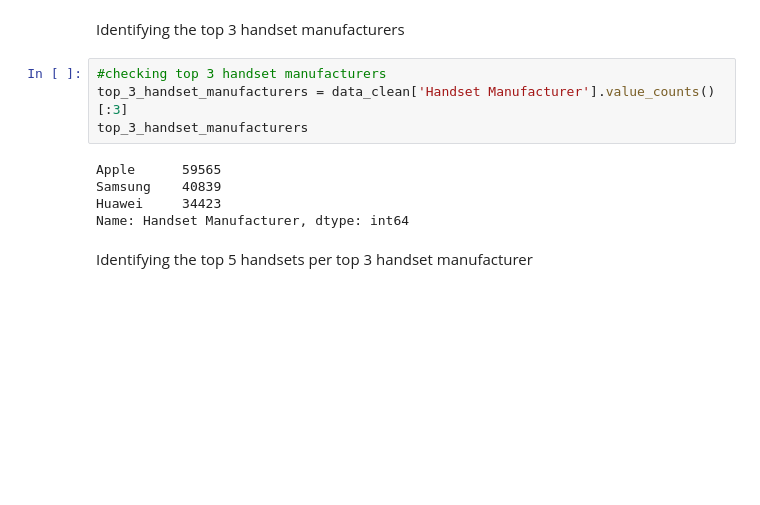
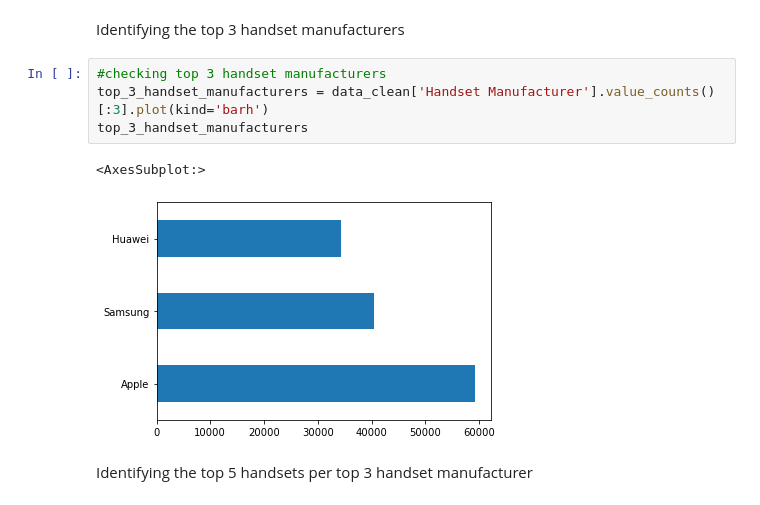
Before and after one commit to Tilda98/TelecommunicationDataAnalysis, a Jupyter notebook: notebook/data_understanding.ipynb, the cells around one changed output. Saved outputs shown, nothing was run; the diff lists cells and outputs as text; blank space fills up the shorter version.

```diff
--- a/notebook/data_understanding.ipynb
+++ b/notebook/data_understanding.ipynb
@@ -343,13 +338,11 @@ Name: Handset Type, dtype: int64
 Identifying the top 3 handset manufacturers
 # %%
 #checking top 3 handset manufacturers
-top_3_handset_manufacturers = data_clean['Handset Manufacturer'].value_counts()[:3]
+top_3_handset_manufacturers = data_clean['Handset Manufacturer'].value_counts()[:3].plot(kind='barh')
 top_3_handset_manufacturers
 # %% [output]
-Apple      59565
-Samsung    40839
-Huawei     34423
-Name: Handset Manufacturer, dtype: int64
+<AxesSubplot:>
+[figure, added]
 # %% [markdown]
 Identifying the top 5 handsets per top 3 handset manufacturer
 # %%
```
Also changed, not shown: parts of 40 cells of this notebook, 1 other file.
